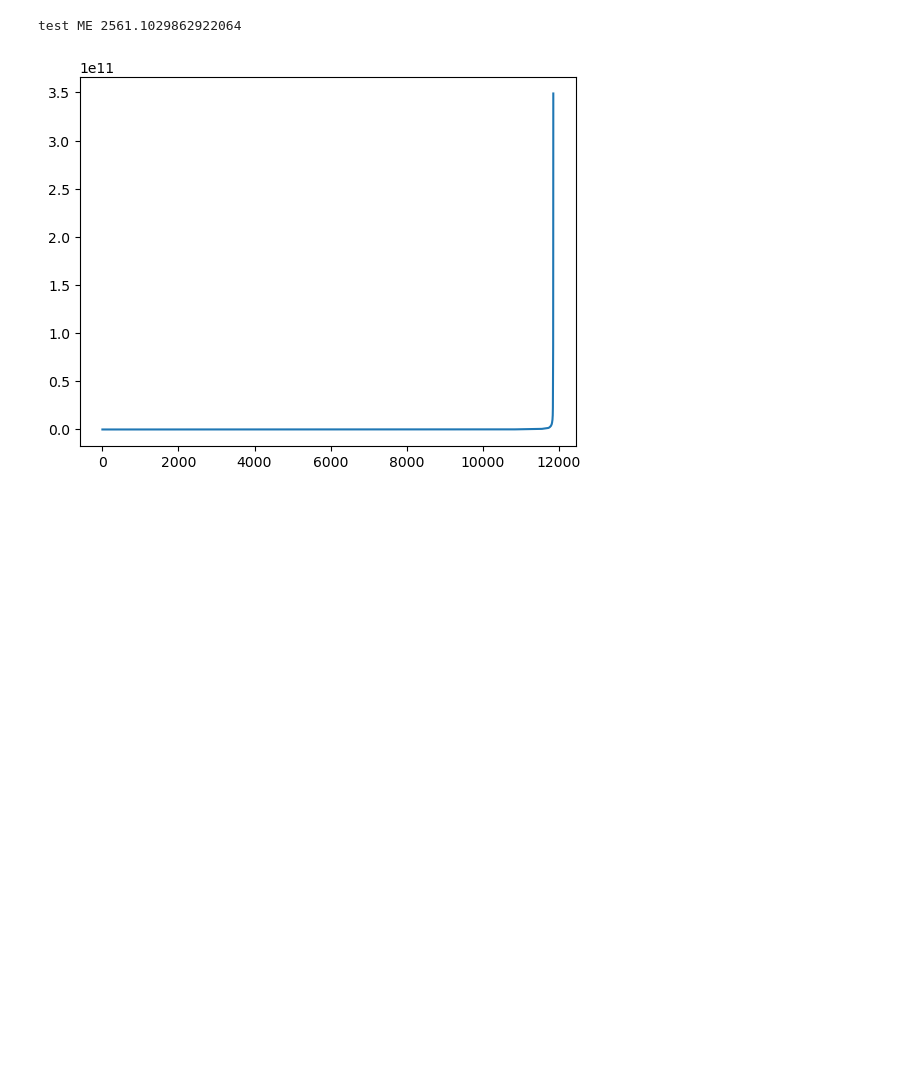
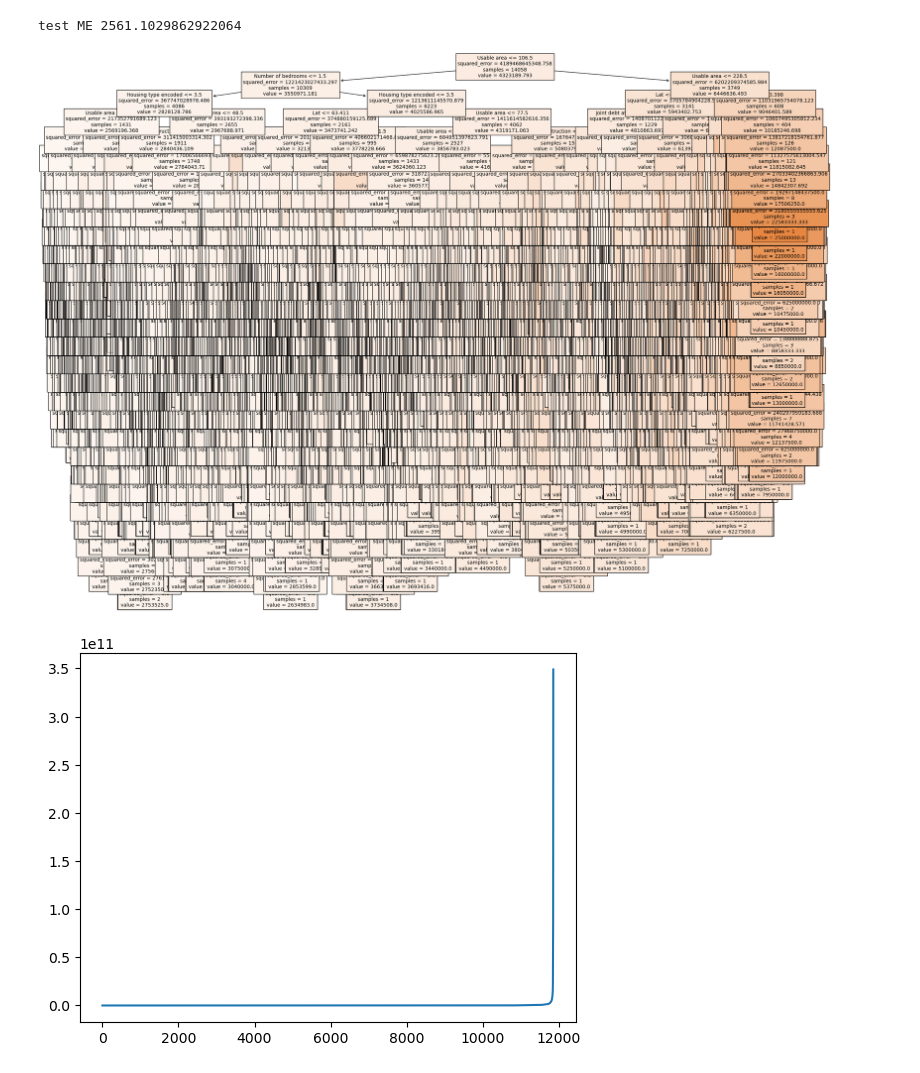
Before and after one commit to sebalexsmith/Bachelor-Thesis-Business-Analytics, a Jupyter notebook: Patrick/DTR Cost complexity.ipynb, the cells around one changed output. Drawn from its saved outputs; the diff is of its cells as text; code cells hidden in the pictures; blank space fills up the shorter version.

```diff
--- a/Patrick/DTR Cost complexity.ipynb
+++ b/Patrick/DTR Cost complexity.ipynb
@@ -112,6 +112,12 @@ MAE on test 556060.3487598449
 print('test ME', np.mean(y_pred1 - y_test))
 # %% [output]
 test ME 2561.1029862922064
+# %%
+fig = plt.figure(figsize=(25,20))
+plot_tree(model_1, feature_names = X_names, filled = True, fontsize = 10)
+plt.show()
+# %% [output]
+[figure, added]
 # %%
 #We need to prune this model!!
 # %%
```
Also changed, not shown: parts of 1 cell of this notebook, 1 other file.
